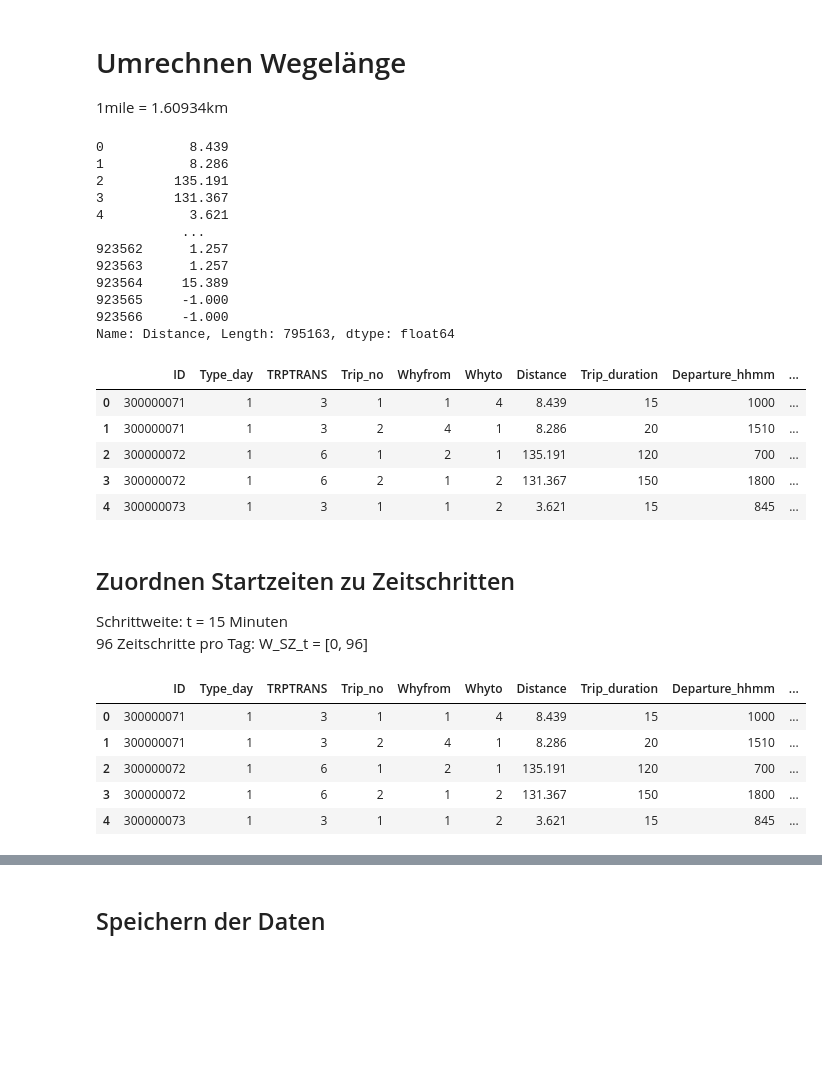
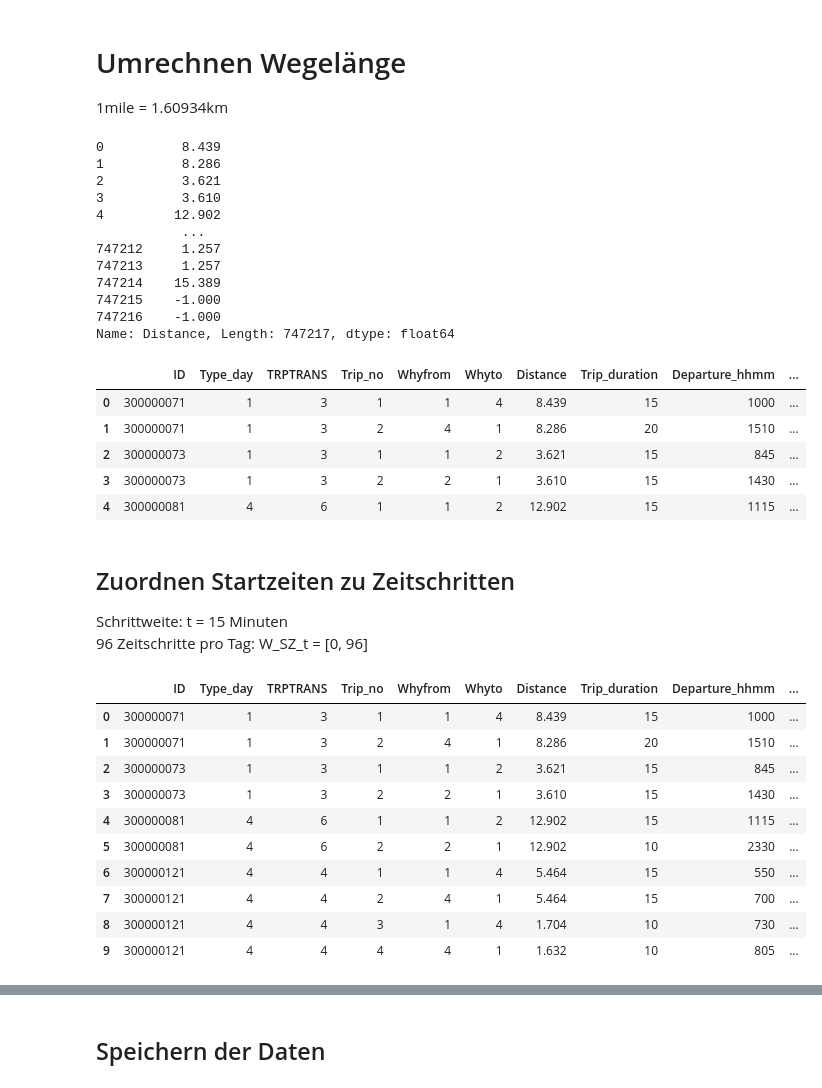
Before and after one commit to t-ober/ev-modelling, a Jupyter notebook: Datenaufbereitung/NHTS-Data.ipynb, the cells around one changed output, grey strips where cells are left out. Drawn from its saved outputs; the diff is of its cells as text; code cells hidden in the pictures; blank space fills up the shorter version.

```diff
--- a/Datenaufbereitung/NHTS-Data.ipynb
+++ b/Datenaufbereitung/NHTS-Data.ipynb
@@ -234,0 +237,3 @@ Name: Whyto, dtype: int64
+# %%
+filt = (data["Trip_no"] == 1) & (data["Whyfrom"] != 1)
+data_filt = data[filt]
@@ -235,3 +256,11 @@ Name: Whyto, dtype: int64
+# %%
+IDs_to_drop = list(data_filt["ID"])
+# %%
+filt = data["ID"].isin(IDs_to_drop)
+rows_to_drop = data[filt].index
+# %%
+data.drop(rows_to_drop, inplace=True)
+data.reset_index(drop=True, inplace=True)
 # %% [markdown]
 # Umrechnen Wegelänge
 
@@ -241,27 +270,27 @@ data["Distance"] = data["Distance"].apply(lambda x: round(x*1.60934, 3) if x > 0
 # %%
 data["Distance"]
 # %% [output]
-0           8.439
-1           8.286
-2         135.191
-3         131.367
-4           3.621
+0          8.439
+1          8.286
+2          3.621
+3          3.610
+4         12.902
            ...
-923562      1.257
-923563      1.257
-923564     15.389
-923565     -1.000
-923566     -1.000
-Name: Distance, Length: 795163, dtype: float64
+747212     1.257
+747213     1.257
+747214    15.389
+747215    -1.000
+747216    -1.000
+Name: Distance, Length: 747217, dtype: float64
 # %%
 data.head()
 # %% [output]
 |  | ID | Type_day | TRPTRANS | Trip_no | Whyfrom | Whyto | Distance | Trip_duration | Departure_hhmm | ... |
 | 0 | 300000071 | 1 | 3 | 1 | 1 | 4 | 8.439 | 15 | 1000 | ... |
 | 1 | 300000071 | 1 | 3 | 2 | 4 | 1 | 8.286 | 20 | 1510 | ... |
-| 2 | 300000072 | 1 | 6 | 1 | 2 | 1 | 135.191 | 120 | 700 | ... |
-| 3 | 300000072 | 1 | 6 | 2 | 1 | 2 | 131.367 | 150 | 1800 | ... |
-| 4 | 300000073 | 1 | 3 | 1 | 1 | 2 | 3.621 | 15 | 845 | ... |
+| 2 | 300000073 | 1 | 3 | 1 | 1 | 2 | 3.621 | 15 | 845 | ... |
+| 3 | 300000073 | 1 | 3 | 2 | 2 | 1 | 3.610 | 15 | 1430 | ... |
+| 4 | 300000081 | 4 | 6 | 1 | 1 | 2 | 12.902 | 15 | 1115 | ... |
 # %% [markdown]
 ## Zuordnen Startzeiten zu Zeitschritten
 Schrittweite: t = 15 Minuten \
@@ -269,11 +298,16 @@ Schrittweite: t = 15 Minuten \
 # %%
 data["Departure_t"] = data["Departure"].apply(lambda x: round(x/15))
 # %%
-data.head()
+data.head(10)
 # %% [output]
 |  | ID | Type_day | TRPTRANS | Trip_no | Whyfrom | Whyto | Distance | Trip_duration | Departure_hhmm | ... |
 | 0 | 300000071 | 1 | 3 | 1 | 1 | 4 | 8.439 | 15 | 1000 | ... |
 | 1 | 300000071 | 1 | 3 | 2 | 4 | 1 | 8.286 | 20 | 1510 | ... |
-| 2 | 300000072 | 1 | 6 | 1 | 2 | 1 | 135.191 | 120 | 700 | ... |
-| 3 | 300000072 | 1 | 6 | 2 | 1 | 2 | 131.367 | 150 | 1800 | ... |
-| 4 | 300000073 | 1 | 3 | 1 | 1 | 2 | 3.621 | 15 | 845 | ... |
+| 2 | 300000073 | 1 | 3 | 1 | 1 | 2 | 3.621 | 15 | 845 | ... |
+| 3 | 300000073 | 1 | 3 | 2 | 2 | 1 | 3.610 | 15 | 1430 | ... |
+| 4 | 300000081 | 4 | 6 | 1 | 1 | 2 | 12.902 | 15 | 1115 | ... |
+| 5 | 300000081 | 4 | 6 | 2 | 2 | 1 | 12.902 | 10 | 2330 | ... |
+| 6 | 300000121 | 4 | 4 | 1 | 1 | 4 | 5.464 | 15 | 550 | ... |
+| 7 | 300000121 | 4 | 4 | 2 | 4 | 1 | 5.464 | 15 | 700 | ... |
+| 8 | 300000121 | 4 | 4 | 3 | 1 | 4 | 1.704 | 10 | 730 | ... |
+| 9 | 300000121 | 4 | 4 | 4 | 4 | 1 | 1.632 | 10 | 805 | ... |
```
Also changed, not shown: parts of 16 cells of this notebook, 44 other files.
